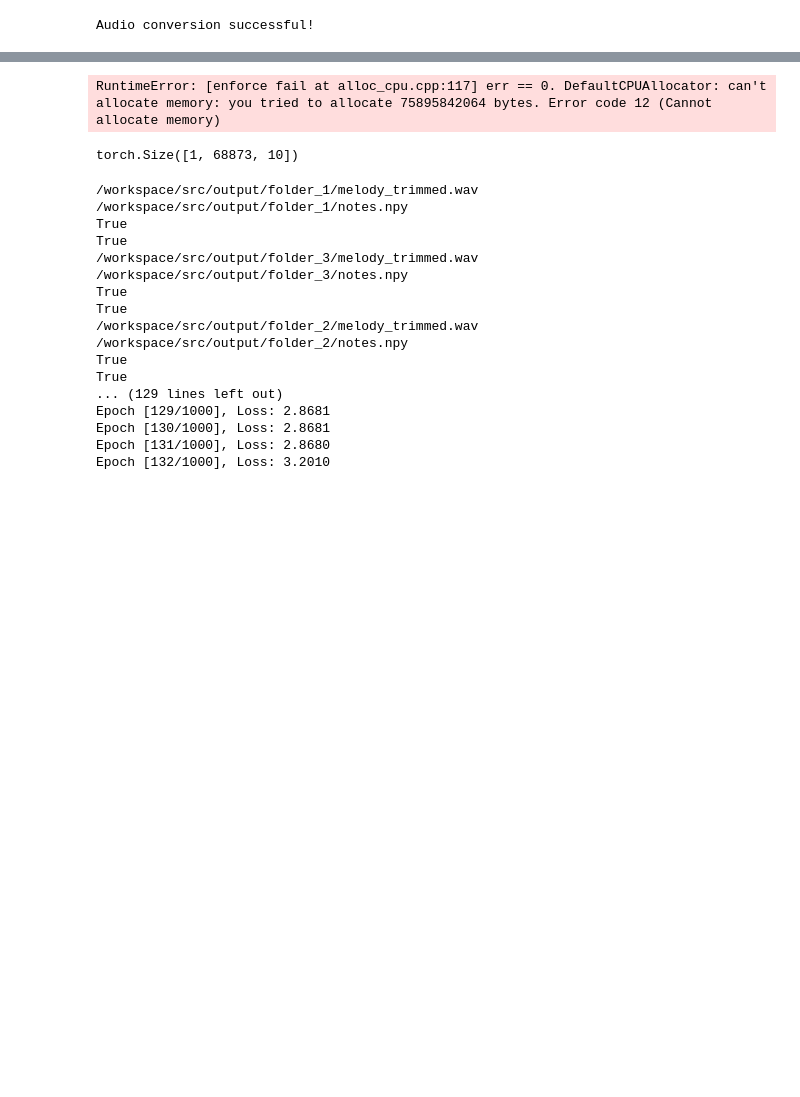
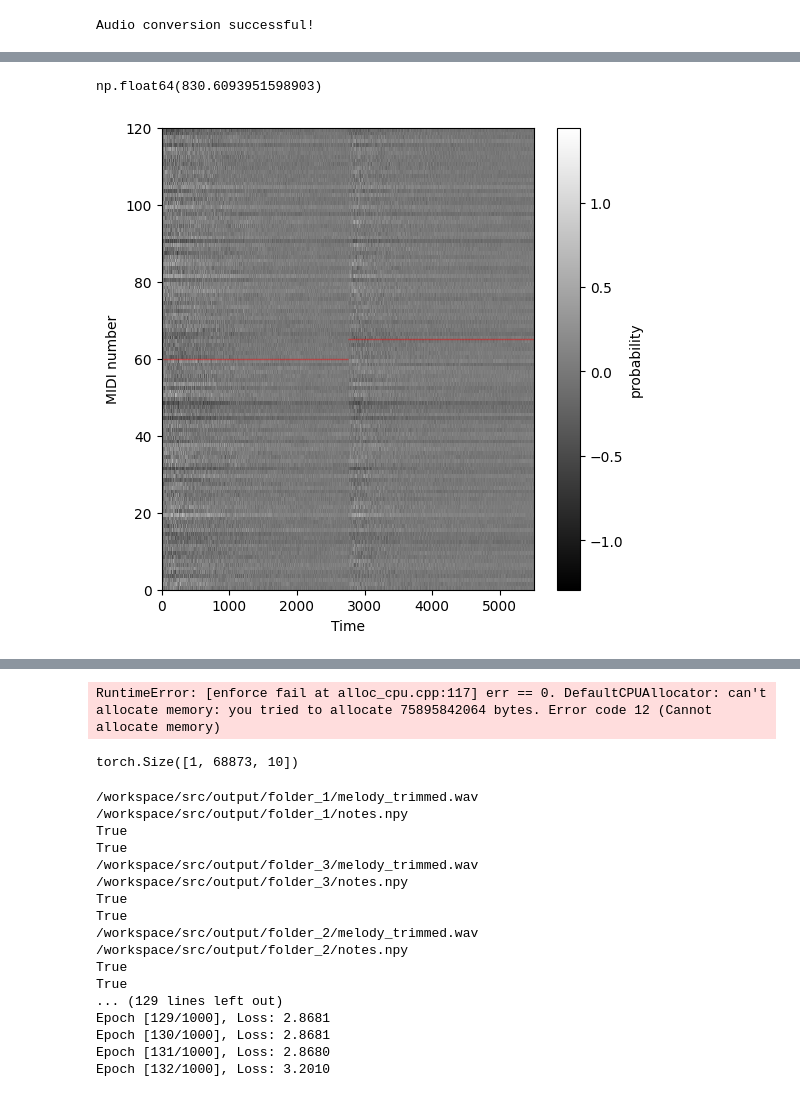
Before and after one commit to LucasSchneider94/Transcription, a Jupyter notebook: src/create_spectrogram.ipynb, the cells around one changed output, grey strips where cells are left out. Drawn from its saved outputs; the diff is of its cells as text; code cells hidden in the pictures; blank space fills up the shorter version.

```diff
--- a/src/create_spectrogram.ipynb
+++ b/src/create_spectrogram.ipynb
@@ -70,0 +69,57 @@ import torch
+# %%
+440*2**((note_labels[1]-49)/12)
+# %% [output]
+np.float64(830.6093951598903)
+# %%
+import os
+def spectrogramOfTestData(nbinsX,start_time=0,end_time=2,folder_name_input="output/folder_1/",folder_name_output=("example_data/")):
+    # Load the audio file
+    audio_data, sample_rate = sf.read(os.path.join(folder_name_input, "melody_trimmed.wav"))
+
+    # Create a time axis in seconds
+    duration = len(audio_data) / sample_rate  # total duration of the audio
+    time = np.linspace(0., duration, len(audio_data))
+
+    # Find the indices that correspond to these times
+    start_index = int(start_time * sample_rate)
+    end_index = int(end_time * sample_rate)
+
+    # Slice the audio data and time arrays
+    zoomed_audio = audio_data[start_index:end_index]
+    zoomed_time = time[start_index:end_index]
+
+    # Load the notes file
+    note_labels = np.load(os.path.join(folder_name_input,"notes.npy"))
+    note_labels_downsampled=note_labels[::round(len(note_labels)/(nbinsX-1))]
+    actual_notes = 440*2**((note_labels_downsampled-69)/12)
+
+    predicted_notes = np.load(os.path.join(folder_name_output,"example_output.npy"))[1]
+    plt.figure(figsize=(6, 6))
+    plt.pcolormesh(predicted_notes.T,cmap='gray')
+    for i in range(0,nbinsX-1):
+        plt.axhline(y=note_labels_downsampled[i], color='red', alpha=0.2, linewidth=1, xmin=i/nbinsX,xmax=(i+1)/nbinsX)
+    plt.xlabel("Time")
+    plt.ylabel("MIDI number")
+    plt.colorbar(label="probability")
+    plt.show()
+    # # Generate the spectrogram
+    # f, t, Sxx = spectrogram(zoomed_audio[:,0], fs=sample_rate, nperseg=1024)
+
+    # # Avoid taking log of zero by replacing zero values in Sxx with a small value
+    # Sxx = np.where(Sxx <= 1e-13, 1e-13, Sxx)  # Replace zeros with a small value
+
+    # # Plot the spectrogram (convert to dB scale)
+    # plt.figure(figsize=(6, 6))
+    # plt.pcolormesh(t, np.log10(f+1e-10), np.log10(Sxx),cmap='viridis', vmin=-10, vmax=-5)
+    # for i in range(0,nbinsX-1):
+    #     plt.axhline(y=np.log10(actual_notes[i]), color='red', linewidth=1, xmin=i/nbinsX,xmax=(i+1)/nbinsX)
+    # plt.title("Spectrogram")
+    # plt.xlabel("Time [s]")
+    # plt.ylabel("log(Frequency [Hz])")
+    # plt.colorbar(label="Power [dB]")
+    # plt.ylim(np.log10(27.5), np.log10(4186))  # Optional: limit frequency range to 10 kHz
+    # plt.show()
+
+spectrogramOfTestData(nbinsX=5500)
+# %% [output]
+[figure, added]
```
Also changed, not shown: parts of 5 cells of this notebook, 4 other files.
